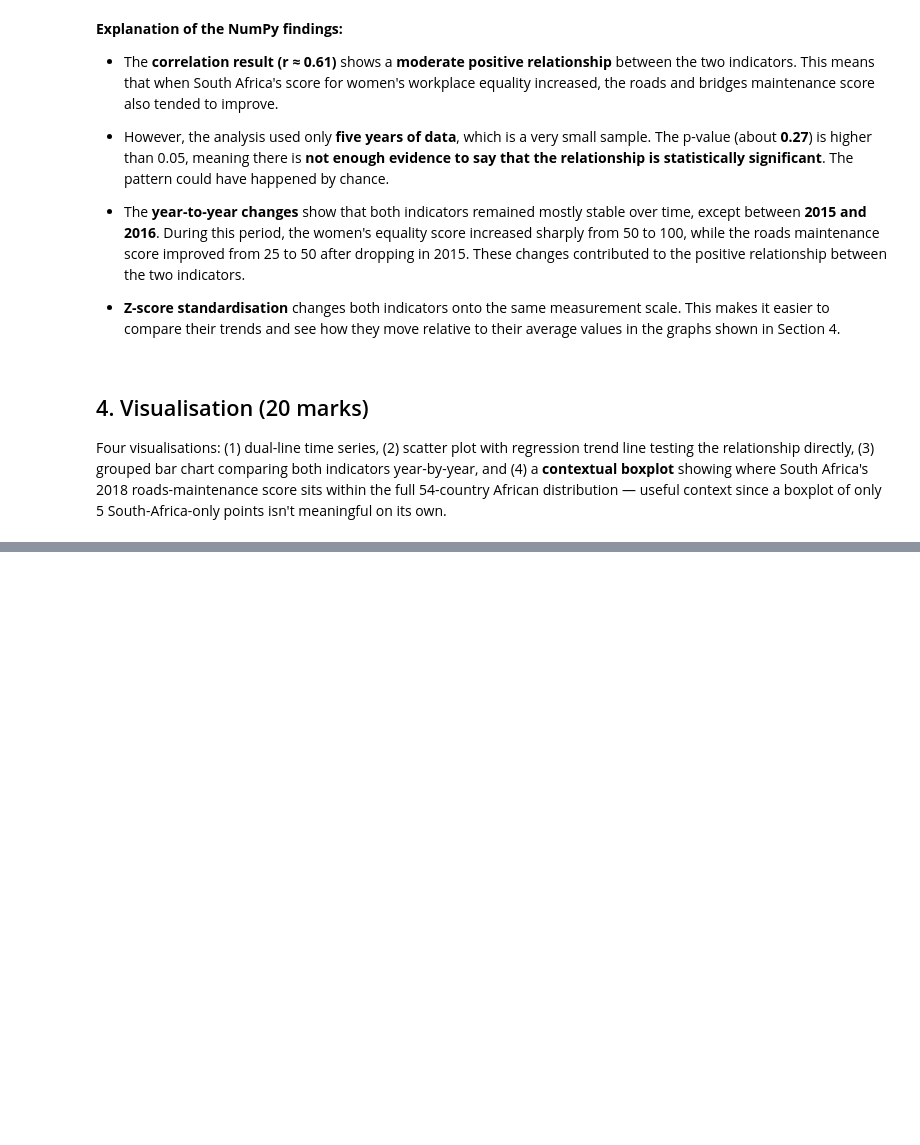
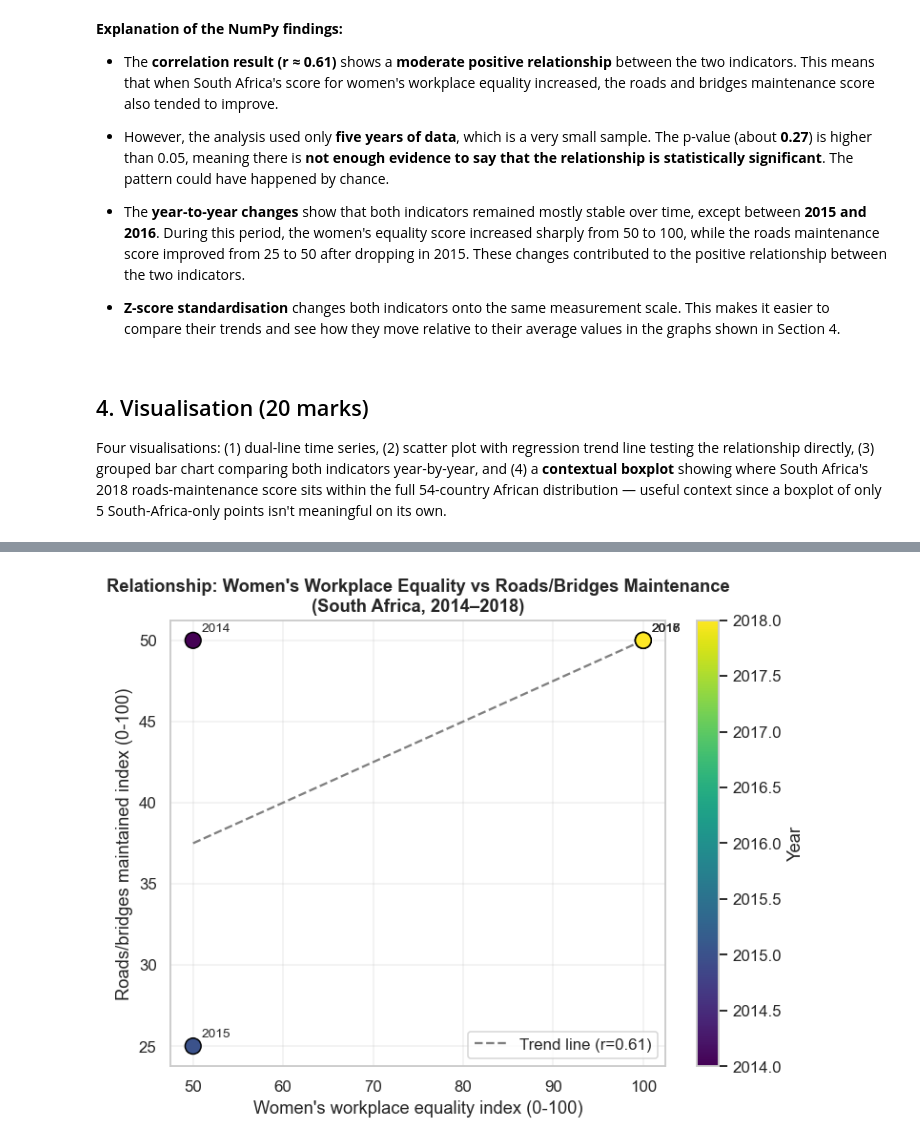
Before and after one commit to nshongane-eng/Peak_Perfomers_NDTA63, a Jupyter notebook: Peak_Perfomers_Assignment.ipynb, the cells around one changed output, grey strips where cells are left out. Saved outputs shown, nothing was run; the diff lists cells and outputs as text; code cells hidden in the pictures; blank space fills up the shorter version.

```diff
--- a/Peak_Perfomers_Assignment.ipynb
+++ b/Peak_Perfomers_Assignment.ipynb
@@ -368,0 +403,28 @@ Four visualisations: (1) dual-line time series, (2) scatter plot with regression
+# %%
+# --- Chart 2: Scatter plot with regression trend line ---
+slope, intercept, r_value, p_value, std_err = stats.linregress(women_arr, roads_arr)
+trend_x = np.linspace(women_arr.min(), women_arr.max(), 100)
+trend_y = slope * trend_x + intercept
+
+fig, ax = plt.subplots(figsize=(7, 5.5))
+scatter = ax.scatter(women_arr, roads_arr, c=years, cmap="viridis", s=120, edgecolor="black", zorder=3)
+ax.plot(trend_x, trend_y, "--", color="grey", label=f"Trend line (r={r_value:.2f})")
+
+for x, y, yr in zip(women_arr, roads_arr, years):
+    ax.annotate(str(yr), (x, y), textcoords="offset points", xytext=(6, 6), fontsize=9)
+
+cbar = plt.colorbar(scatter, ax=ax)
+cbar.set_label("Year")
+
+ax.set_title("Relationship: Women's Workplace Equality vs Roads/Bridges Maintenance\n(South Africa, 2014–2018)",
+              fontsize=12, fontweight="bold")
+ax.set_xlabel("Women's workplace equality index (0-100)")
+ax.set_ylabel("Roads/bridges maintained index (0-100)")
+ax.legend()
+ax.grid(alpha=0.3)
+
+plt.tight_layout()
+plt.savefig(EXPORT_DIR + "chart2_scatter_trend.png")
+plt.show()
+# %% [output]
+[figure, added]
```
Also changed, not shown: parts of 4 cells of this notebook.
